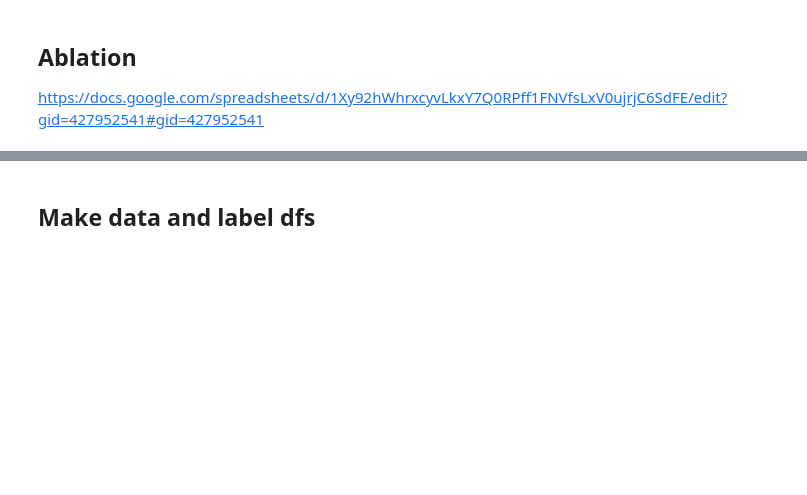
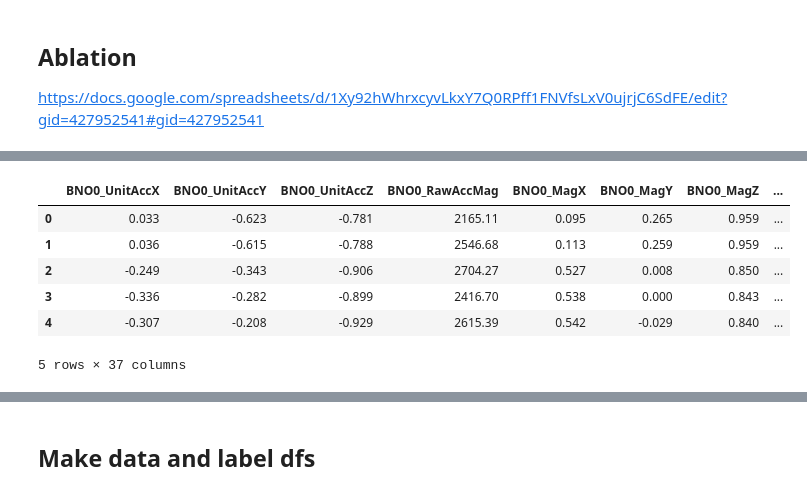
Before and after one commit to amiouepk/ECE-SP-26-18-Capstone-Project, a Jupyter notebook: Jag/python/Jag_Rock,_Paper,_Scissors_Classification.ipynb, the cells around one changed output, grey strips where cells are left out. Cells and saved outputs as stored; diff of their text form; code cells hidden in the pictures; blank space fills up the shorter version.

```diff
--- a/Jag/python/Jag_Rock,_Paper,_Scissors_Classification.ipynb
+++ b/Jag/python/Jag_Rock,_Paper,_Scissors_Classification.ipynb
@@ -175,0 +248,10 @@ df = drop_gyro_columns(df)
+# %%
+df.head(5)
+# %% [output]
+|  | BNO0_UnitAccX | BNO0_UnitAccY | BNO0_UnitAccZ | BNO0_RawAccMag | BNO0_MagX | BNO0_MagY | BNO0_MagZ | ... |
+| 0 | 0.033 | -0.623 | -0.781 | 2165.11 | 0.095 | 0.265 | 0.959 | ... |
+| 1 | 0.036 | -0.615 | -0.788 | 2546.68 | 0.113 | 0.259 | 0.959 | ... |
+| 2 | -0.249 | -0.343 | -0.906 | 2704.27 | 0.527 | 0.008 | 0.850 | ... |
+| 3 | -0.336 | -0.282 | -0.899 | 2416.70 | 0.538 | 0.000 | 0.843 | ... |
+| 4 | -0.307 | -0.208 | -0.929 | 2615.39 | 0.542 | -0.029 | 0.840 | ... |
+5 rows × 37 columns
```
Also changed, not shown: parts of 42 cells of this notebook, 22 other files.
